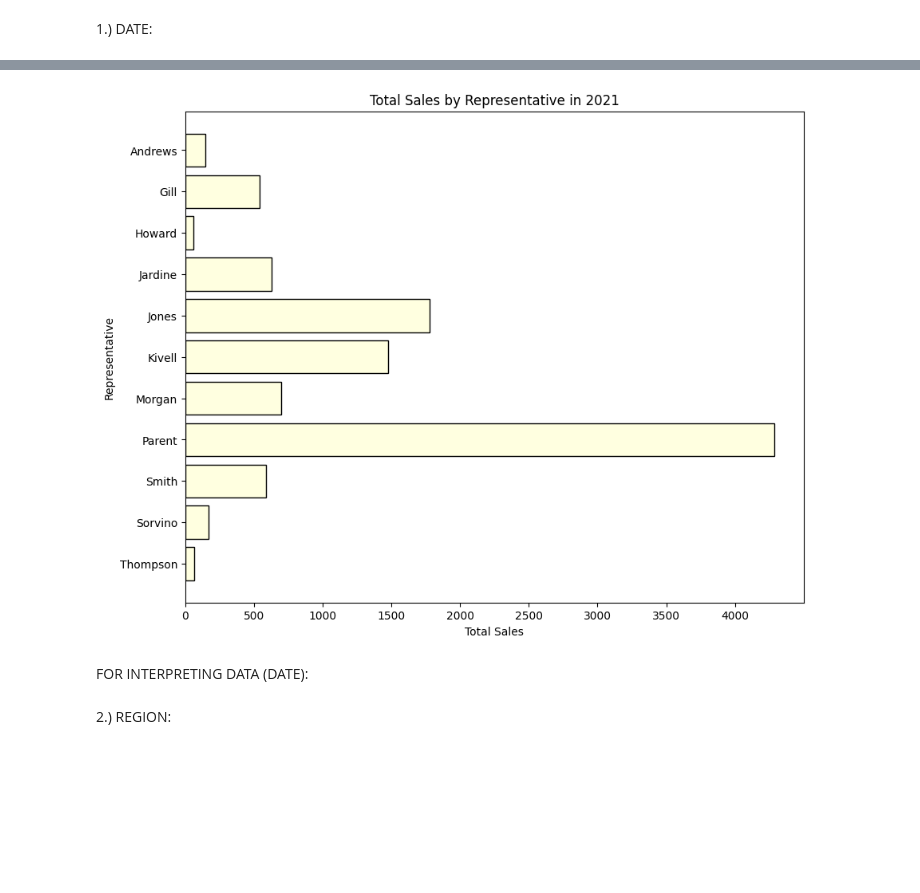
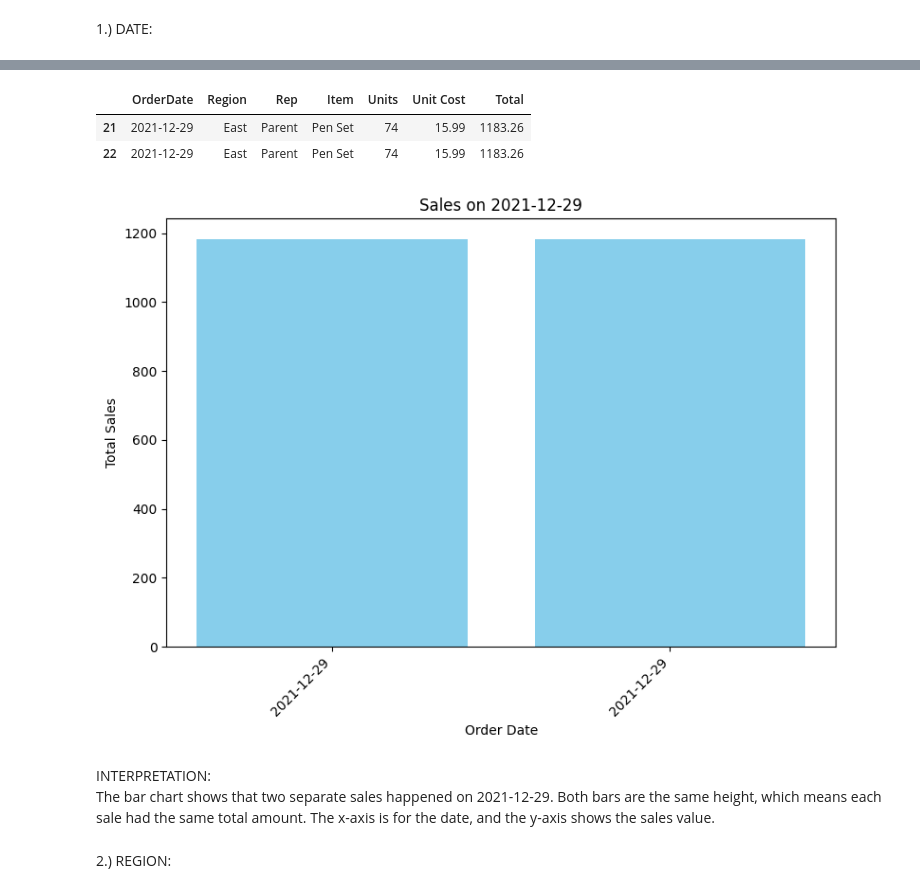
Before and after one commit to jamierosereyes/CPE-031-Visualizations-and-Data-Analysis, a Jupyter notebook: Hands_on_Activity6.ipynb, the cells around one changed output, grey strips where cells are left out. Saved outputs shown, nothing was run; the diff lists cells and outputs as text; code cells hidden in the pictures; blank space fills up the shorter version.

```diff
--- a/Hands_on_Activity6.ipynb
+++ b/Hands_on_Activity6.ipynb
@@ -77,28 +64,33 @@ display(df_2021)
-# %%
-df['OrderDate'] = pd.to_datetime(df['OrderDate'])
-
-df_2021 = df[df['OrderDate'].dt.year == 2021]
-
-# Group by representative and calculate the sum of 'Total' sales for 2021
-rep_total_sales_2021 = df_2021.groupby('Rep')['Total'].sum().reset_index()
-
-# Create a horizontal bar chart
-plt.figure(figsize=(10, 8))
-plt.barh(rep_total_sales_2021['Rep'], rep_total_sales_2021['Total'], color='lightyellow', edgecolor='black')
-
-# Add labels and title
-plt.title('Total Sales by Representative in 2021')
-plt.xlabel('Total Sales')
-plt.ylabel('Representative')
-
-# Invert y-axis to have the highest value at the top (optional)
-plt.gca().invert_yaxis()
-
-# Show the chart
-plt.show()
-# %% [output]
-[figure, removed]
-# %% [markdown]
-FOR INTERPRETING DATA (DATE):
+# %%
+df_2021_12_29 = df[df['OrderDate'] == '2021-12-29']
+display(df_2021_12_29)
+# %% [output]
+|  | OrderDate | Region | Rep | Item | Units | Unit Cost | Total |
+| 21 | 2021-12-29 | East | Parent | Pen Set | 74 | 15.99 | 1183.26 |
+| 22 | 2021-12-29 | East | Parent | Pen Set | 74 | 15.99 | 1183.26 |
+# %%
+import matplotlib.pyplot as plt
+import seaborn as sns
+import numpy as np
+
+df_2021_12_29 = df[df['OrderDate'] == '2021-12-29'].copy()
+
+plt.figure(figsize=(8, 6))
+
+x_values = np.arange(len(df_2021_12_29))
+plt.bar(x_values, df_2021_12_29['Total'], color='skyblue')
+
+plt.title('Sales on 2021-12-29')
+plt.xlabel('Order Date')
+plt.ylabel('Total Sales')
+
+plt.xticks(x_values, df_2021_12_29['OrderDate'].dt.strftime('%Y-%m-%d'), rotation=45, ha='right')
+plt.tight_layout()
+
+plt.show()
+# %% [output]
+[figure, added]
+# %% [markdown]
+INTERPRETATION: <br> The bar chart shows that two separate sales happened on 2021-12-29. Both bars are the same height, which means each sale had the same total amount. The x-axis is for the date, and the y-axis shows the sales value.
 # %% [markdown]
 2.) REGION:
```
Also changed, not shown: parts of 10 cells of this notebook.
